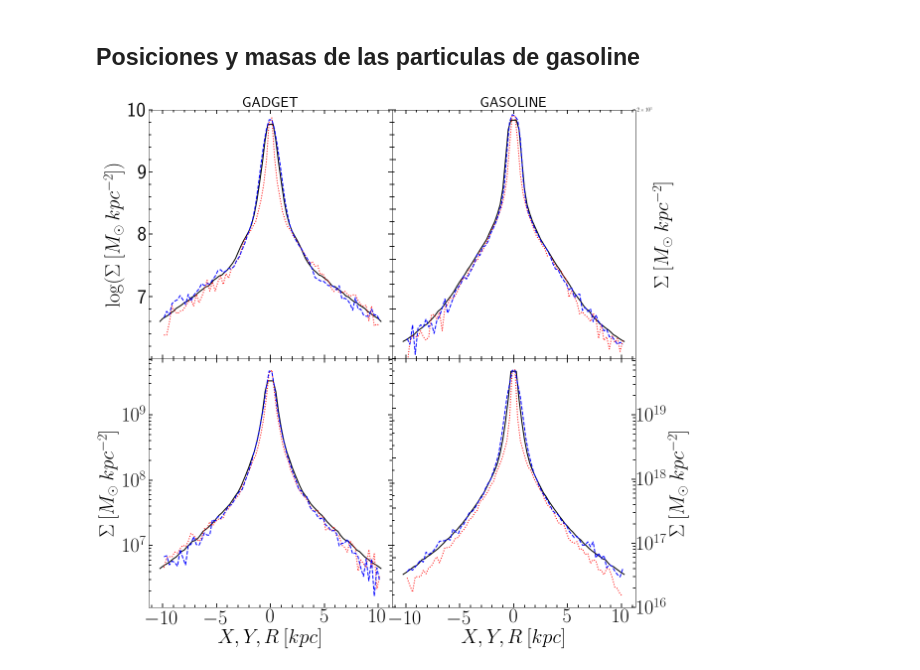
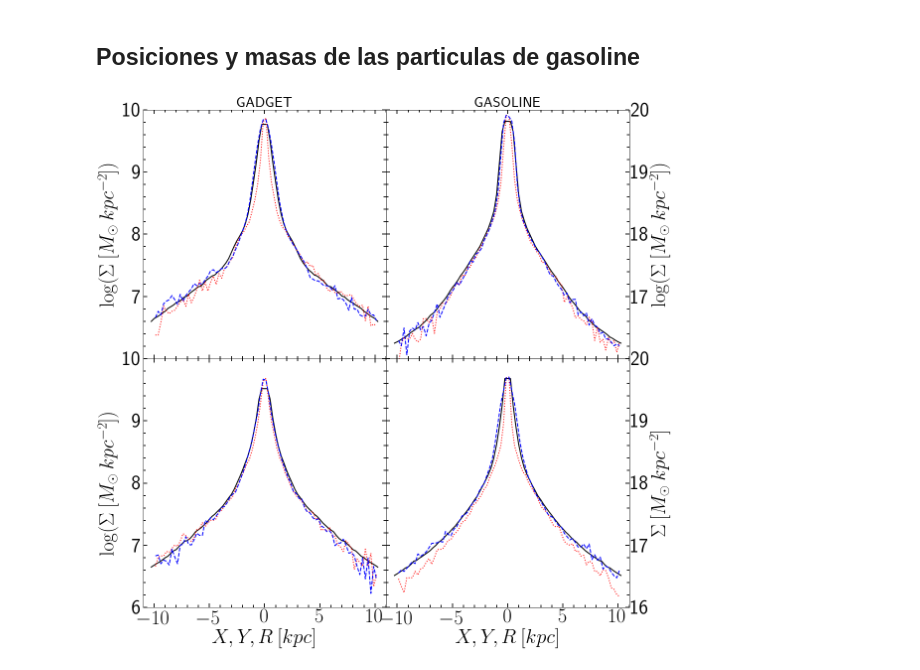
Before and after one commit to ornemarioni/Barras_GdGs, a Jupyter notebook: Barras_Gd/programs/perfiles_simulaciones.ipynb, the cells around one changed output. Cells and saved outputs as stored; diff of their text form; code cells hidden in the pictures.

```diff
--- a/Barras_Gd/programs/perfiles_simulaciones.ipynb
+++ b/Barras_Gd/programs/perfiles_simulaciones.ipynb
@@ -376,7 +376,7 @@ fig.subplots_adjust(bottom=0.08, left =0.1, right = 0.95, top = 0.95, wspace=0,
 ax[0,0].plot(bines, np.log10(density_M31gd*1e10),'-', lw=2, color = 'k')
 ax[0,0].plot(abine, np.log10(masay_M31gd*1e10/area_bines),':', lw=2, color = 'r')
 ax[0,0].plot(abine, np.log10(masax_M31gd*1e10/area_bines),'--', lw=2, color = 'b')
-ax[0,0].set_xlim(-10.5,10.5)
+ax[0,0].set_xlim(-11,11)
 ax[0,0].set_xticks([-10,-5,0,5,10])
 ax[0,0].set_ylim(6,10)
 ax[0,0].set_yticks([7,8,9,10])
@@ -394,12 +394,13 @@ ax[0,0].set_title('GADGET', loc='center', fontsize=30)
 #---------------------------------
 
 # ax=fig.add_subplot(222)
-# ax[0,1].plot(bines, density_M31gs*1e10,'-', lw=2, color = 'k')
-# ax[0,1].plot(abine, masay_M31gs*1e10/area_bines,':', lw=2, color = 'r')
-# ax[0,1].plot(abine, masax_M31gs*1e10/area_bines,'--', lw=2, color = 'b')
+ax[0,1].plot(bines, np.log10(density_M31gs*1e10),'-', lw=2, color = 'k')
+ax[0,1].plot(abine, np.log10(masay_M31gs*1e10/area_bines),':', lw=2, color = 'r')
+ax[0,1].plot(abine, np.log10(masax_M31gs*1e10/area_bines),'--', lw=2, color = 'b')
 # ax[0,1].set_yscale('log')
 # ax[0,1].set_xlim(-5,5)
-# ax[0,1].set_xticklabels([])
+ax[0,1].set_ylim(16,20)
+ax[0,1].set_yticklabels([17,18,19,20])
 ax[0,1].set_yticklabels([])
 ax[0,1].minorticks_on()
 ax[0,1].tick_params( labelsize=40)
@@ -409,73 +410,76 @@ ax[0,1].tick_params('both', length=8, width=1.8,which='major', direction='in', r
 ax[0,1].set_title('GASOLINE', loc='center', fontsize=30)
 
 ax11 = ax[0,1].twinx()
-ax11.plot(bines, np.log10(density_M31gs*1e10),'-', lw=2, color = 'k')
-ax11.plot(abine, np.log10(masay_M31gs*1e10/area_bines),':', lw=2, color = 'r')
-ax11.plot(abine, np.log10(masax_M31gs*1e10/area_bines),'--', lw=2, color = 'b')
+# ax11.plot(bines, np.log10(density_M31gs*1e10),'-', lw=2, color = 'k')
+# ax11.plot(abine, np.log10(masay_M31gs*1e10/area_bines),':', lw=2, color = 'r')
+# ax11.plot(abine, np.log10(masax_M31gs*1e10/area_bines),'--', lw=2, color = 'b')
+ax11.set_ylim(16,20)
+ax11.set_yticks([17,18,19,20])
 ax11.set_yticklabels([17,18,19,20])
-ax11.set_ylim(16,20)
-ax11.set_yticks([16,17,18,20])
 ax11.minorticks_on()
 ax11.tick_params( labelsize=40)
 ax11.tick_params('both', length=5, width=1.8,which='minor', direction='in', right='on',top='on')
 ax11.tick_params('both', length=8, width=1.8,which='major', direction='in', right='on',top='on')
-ax11.set_yscale('log')
-ax11.set_ylabel(r'$\Sigma \: [M_{\odot} \: kpc^{-2}]$',fontsize=40)
+# ax11.set_yscale('log')
+ax11.set_ylabel(r'$\log(\Sigma \: [M_{\odot} \: kpc^{-2}])$',fontsize=40)
 
 #---------------------------------
 
 # ax3=fig.add_subplot(223)
-ax[1,0].plot(bines, density_MWgd*1e10,'-', lw=2, color = 'k')
-ax[1,0].plot(abine, masay_MWgd*1e10/area_bines,':', lw=2, color = 'r')
-ax[1,0].plot(abine, masax_MWgd*1e10/area_bines,'--', lw=2, color = 'b')
+ax[1,0].plot(bines, np.log10(density_MWgd*1e10),'-', lw=2, color = 'k')
+ax[1,0].plot(abine, np.log10(masay_MWgd*1e10/area_bines),':', lw=2, color = 'r')
+ax[1,0].plot(abine, np.log10(masax_MWgd*1e10/area_bines),'--', lw=2, color = 'b')
 # ax[2,0].set_xlim(-5,5)
-# ax[1,0].set_ylim(-5,5)
-# ax[2,0].set_xticks([-4,-2,0,2,4])
-# ax[1,0].set_yticks([-4,-2,0,2,4])
+ax[1,0].set_ylim(6,10)
+ax[1,0].set_yticks([6,7,8,9,10])
+ax[1,0].set_yticklabels([6,7,8,9,10])
 # ax[2,0].set_xticklabels([])
 ax[1,0].set_xlabel(r'$X, Y, R\:[kpc]$', fontsize=40)
-ax[1,0].set_ylabel(r'$\Sigma \: [M_{\odot} \: kpc^{-2}]$',fontsize=40)
-ax[1,0].set_yscale('log')
+ax[1,0].set_ylabel(r'$\log(\Sigma \: [M_{\odot} \: kpc^{-2}])$',fontsize=40)
+# ax[1,0].set_yscale('log')
 ax[1,0].minorticks_on()
 ax[1,0].tick_params( labelsize=40)
 ax[1,0].tick_params('both', length=5, width=1.8,which='minor', direction='in', right='on',top='on')
 ax[1,0].tick_params('both', length=8, width=1.8,which='major', direction='in', right='on',top='on')
 # ax[1,0].text(-4, 4,'B', fontsize=30, color='yellow', ha='center', va='center')
 
 #---------------------------------
 
 # ax4=fig.add_subplot(224)
-# ax[1,1].plot(bines, density_MWgs*1e10,'-', lw=2, color = 'k')
-# ax[1,1].plot(abine, masay_MWgs*1e10/area_bines,':', lw=2, color = 'r')
-# ax[1,1].plot(abine, masax_MWgs*1e10/area_bines,'--', lw=2, color = 'b')
+ax[1,1].plot(bines, np.log10(density_MWgs*1e10),'-', lw=2, color = 'k')
+ax[1,1].plot(abine, np.log10(masay_MWgs*1e10/area_bines),':', lw=2, color = 'r')
+ax[1,1].plot(abine, np.log10(masax_MWgs*1e10/area_bines),'--', lw=2, color = 'b')
 # ax[2,1].set_xlim(-5,5)
-# ax[1,1].set_ylim(-5,5)
-# ax[2,1].set_xticks([-4,-2,0,2,4])
-# ax[1,1].set_yticks([-4,-2,0,2,4])
+ax[1,1].set_ylim(16,20)
+ax[1,1].set_yticks([16,17,18,19,20])
+ax[1,1].set_yticklabels([16,17,18,19,20])
 ax[1,1].set_yticklabels([])
 ax[1,1].set_xlabel(r'$X, Y, R\:[kpc]$', fontsize=40)
 ax[1,1].minorticks_on()
 ax[1,1].tick_params( labelsize=40)
 ax[1,1].tick_params('both', length=5, width=1.8,which='minor', direction='in', right='on',top='on')
 ax[1,1].tick_params('both', length=8, width=1.8,which='major', direction='in', right='on',top='on')
 # ax[1,1].text(-4, 4,'B', fontsize=30, color='yellow', ha='center', va='center')
 # ax[1,1].plot(0,0,'k+', markersize=20, color='k')
 
 ax11 = ax[1,1].twinx()
-ax11.plot(bines, density_MWgs*1e10,'-', lw=2, color = 'k')
-ax11.plot(abine, masay_MWgs*1e10/area_bines,':', lw=2, color = 'r')
-ax11.plot(abine, masax_MWgs*1e10/area_bines,'--', lw=2, color = 'b')
+# ax11.plot(bines, density_MWgs*1e10,'-', lw=2, color = 'k')
+# ax11.plot(abine, masay_MWgs*1e10/area_bines,':', lw=2, color = 'r')
+# ax11.plot(abine, masax_MWgs*1e10/area_bines,'--', lw=2, color = 'b')
 # ax[0,1].set_yticklabels([])
+ax11.set_ylim(16,20)
+ax11.set_yticks([16,17,18,19,20])
+ax11.set_yticklabels([16,17,18,19,20])
 ax11.minorticks_on()
 ax11.tick_params( labelsize=40)
 ax11.tick_params('both', length=5, width=1.8,which='minor', direction='in', right='on',top='on')
 ax11.tick_params('both', length=8, width=1.8,which='major', direction='in', right='on',top='on')
-ax11.set_yscale('log')
+# ax11.set_yscale('log')
 ax11.set_ylabel(r'$\Sigma \: [M_{\odot} \: kpc^{-2}]$',fontsize=40)
 
 
 # fig.savefig('/home/ornela/overleaf/13216980csjxswjndpmj/Barras.pdf', dpi = 100, xxbox_inches='tight')
 fig.savefig('/home/omarioni/Barras_GdGs/Barras_Gd/_imagenes/perfiles.pdf', dpi = 100, xxbox_inches='tight')
 plt.show()
 # %% [output]
-[figure, old version]
+[figure, new version]
```
